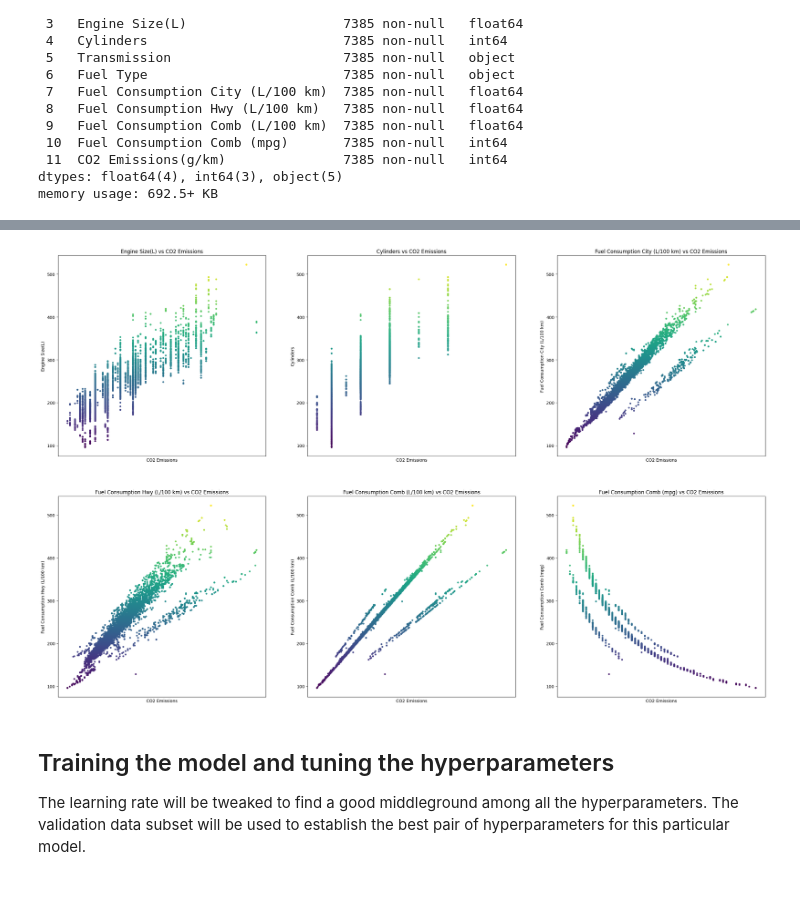
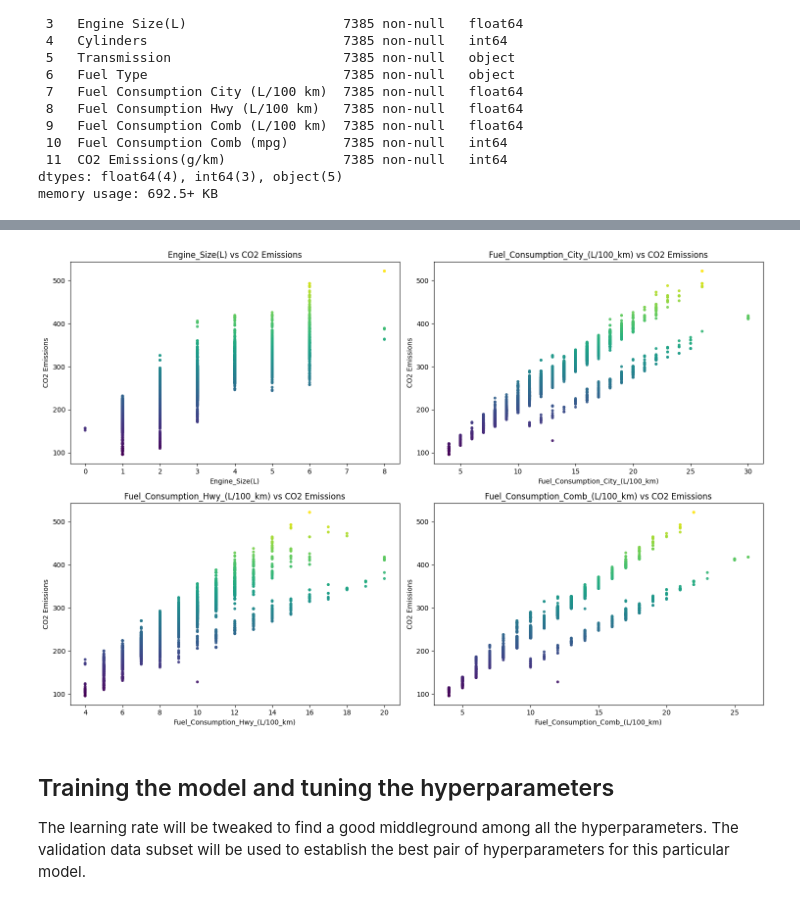
Before and after one commit to timid-angel/co2-emissions-prediction-model, a Jupyter notebook: Linear_Regression02.ipynb, the cells around one changed output, grey strips where cells are left out. Saved outputs shown, nothing was run; the diff lists cells and outputs as text; code cells hidden in the pictures.

Commit message:
added categorical data into training data

```diff
--- a/Linear_Regression02.ipynb
+++ b/Linear_Regression02.ipynb
@@ -133,0 +116,18 @@ data.head()
+# %%
+columns = [
+    'Make',
+    'Vehicle Class',
+    'Engine Size(L)',
+    'Fuel Consumption City (L/100 km)',
+    'Fuel Consumption Hwy (L/100 km)',
+    'Fuel Consumption Comb (L/100 km)',
+    'Transmission',
+    'CO2 Emissions(g/km)'
+]
+
+data = data[columns]
+# Renaming the columns that Have space in their names
+data.columns = [col.replace(' ', '_') for col in data.columns]
+
+
+data.head()
@@ -133,0 +154,6 @@ data.head()
+# %%
+
+encoded_data = pd.get_dummies(data, columns=['Make', 'Vehicle_Class', 'Transmission'], drop_first=True)
+encoded_data = encoded_data.astype(int)
+data = pd.DataFrame(encoded_data)
+data.head()
@@ -134,7 +168,7 @@ data.head()
 # %%
 # separate the last column and split the data
-data_x = data.drop(columns=['CO2 Emissions(g/km)'])
-data_y = data['CO2 Emissions(g/km)']
+data_x = data.drop(columns=['CO2_Emissions(g/km)'])
+data_y = data['CO2_Emissions(g/km)']
 
 
 train_x, temp_x, train_y, temp_y = train_test_split(data_x, data_y, test_size=0.40, random_state=42)
@@ -151,16 +189,21 @@ The following are the conditions that determine whether linear regression is an
 # %%
-plt.figure(figsize=(30, 60))
-for i, feature in enumerate(data_x.columns):
-    plt.subplot(len(data_x.columns), 3, i+1)
+
+selected_features = ['Engine_Size(L)', 'Fuel_Consumption_City_(L/100_km)',
+                     'Fuel_Consumption_Hwy_(L/100_km)', 'Fuel_Consumption_Comb_(L/100_km)']
+
+plt.figure(figsize=(15, 10))
+
+for i, feature in enumerate(selected_features):
+    plt.subplot(2, 2, i + 1)
     plt.scatter(data_x[feature], data_y, s=10, c=data_y, cmap="viridis", alpha=0.9)
     plt.title(f'{feature} vs CO2 Emissions')
-    plt.xlabel("CO2 Emissions")
-    plt.ylabel(feature)
-    plt.xticks([])
+    plt.xlabel(feature)
+    plt.ylabel("CO2 Emissions")
 
+plt.tight_layout()
 plt.show()
 # %% [output]
-[figure, old version]
+[figure, new version]
 # %% [markdown]
 ## Training the model and tuning the hyperparameters
 
```
Also changed, not shown: parts of 8 cells of this notebook.
